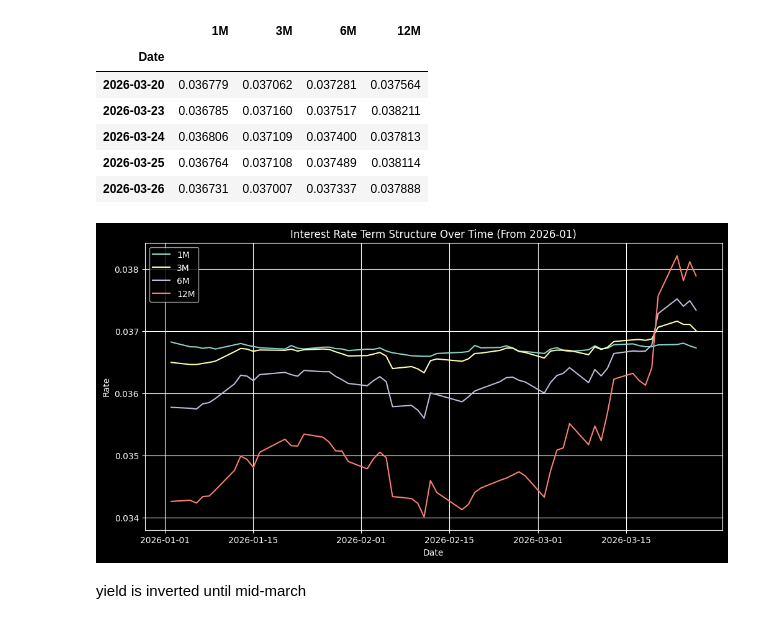
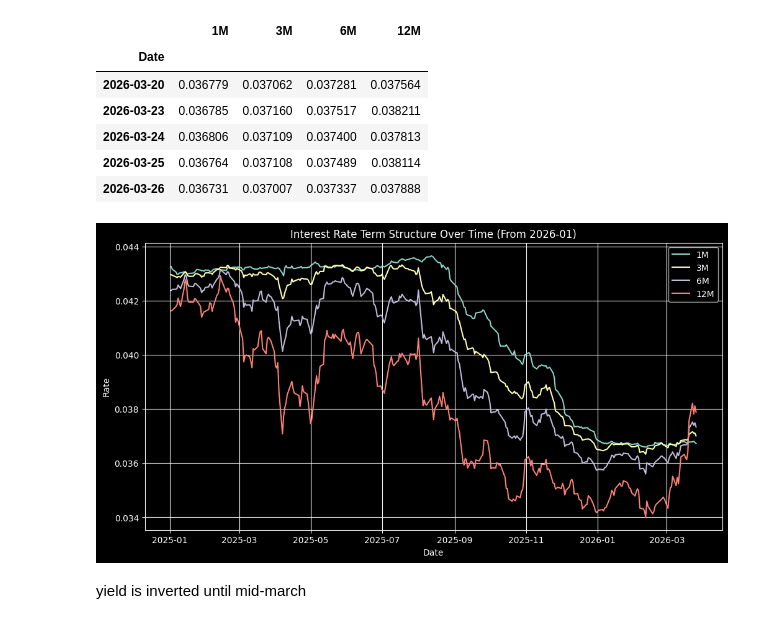
Before and after one commit to JohnnyTung123/Future-Rolling-Strategy, a Jupyter notebook: code/interest_rate.ipynb, the cells around one changed output. Drawn from its saved outputs; the diff is of its cells as text; code cells hidden in the pictures.

```diff
--- a/code/interest_rate.ipynb
+++ b/code/interest_rate.ipynb
@@ -88,24 +88,24 @@ SOFR_df.tail()
 | 2026-03-25 | 0.036764 | 0.037108 | 0.037489 | 0.038114 |
 | 2026-03-26 | 0.036731 | 0.037007 | 0.037337 | 0.037888 |
 # %%
-df_plot = SOFR_df.loc['2026-01-01':]
+df_plot = SOFR_df.loc['2025-01-01':]
 
 plt.figure(figsize=(12,6))
 
 tenors = ['1M', '3M', '6M', '12M']
 
 for tenor in tenors:
     plt.plot(df_plot.index, df_plot[tenor], label=tenor)
 
 plt.title('Interest Rate Term Structure Over Time (From 2026-01)')
 plt.xlabel('Date')
 plt.ylabel('Rate')
 plt.legend()
 plt.grid(True)
 
 plt.show()
 # %% [output]
-[figure, old version]
+[figure, new version]
 # %% [markdown]
 yield is inverted until mid-march
 # %%
```
Also changed, not shown: parts of 1 cell of this notebook, 31 other files.
